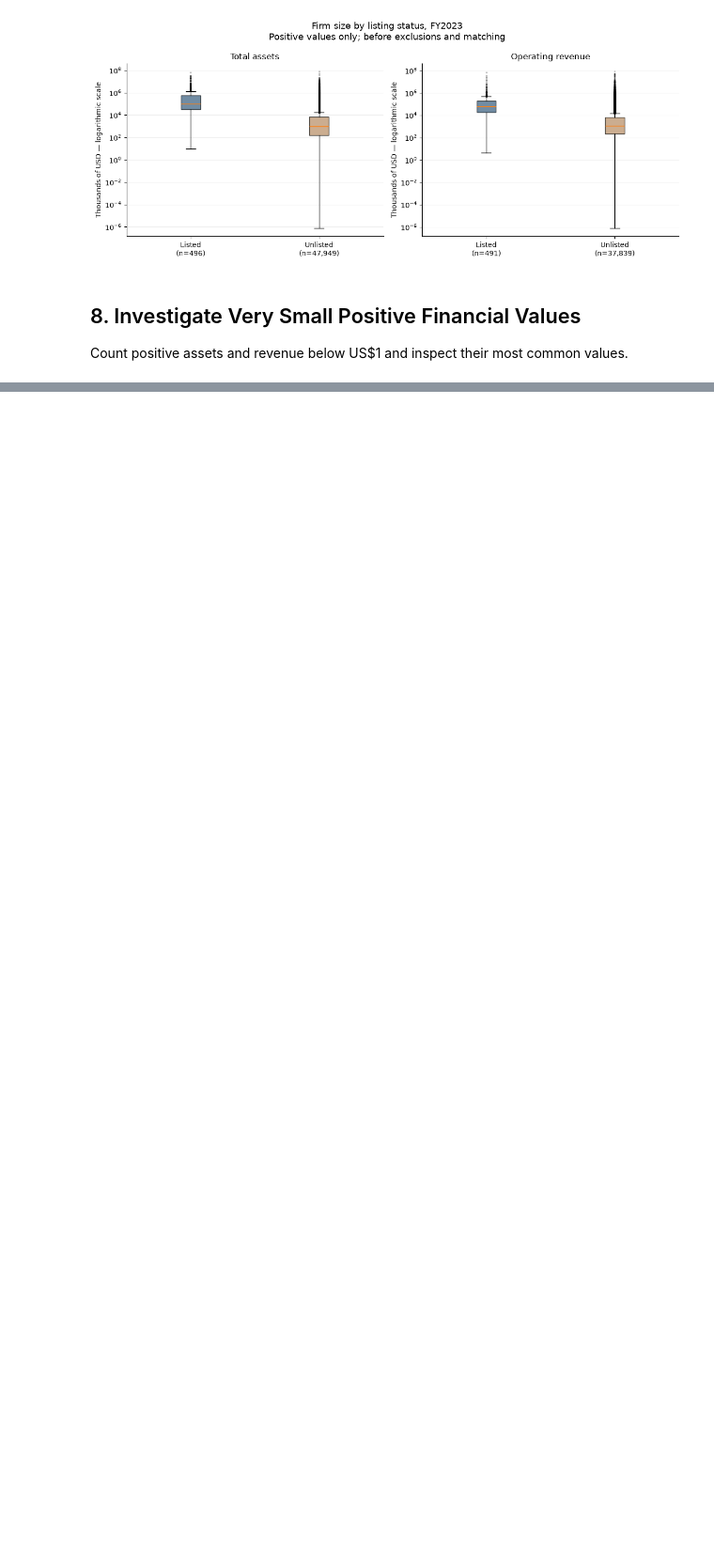
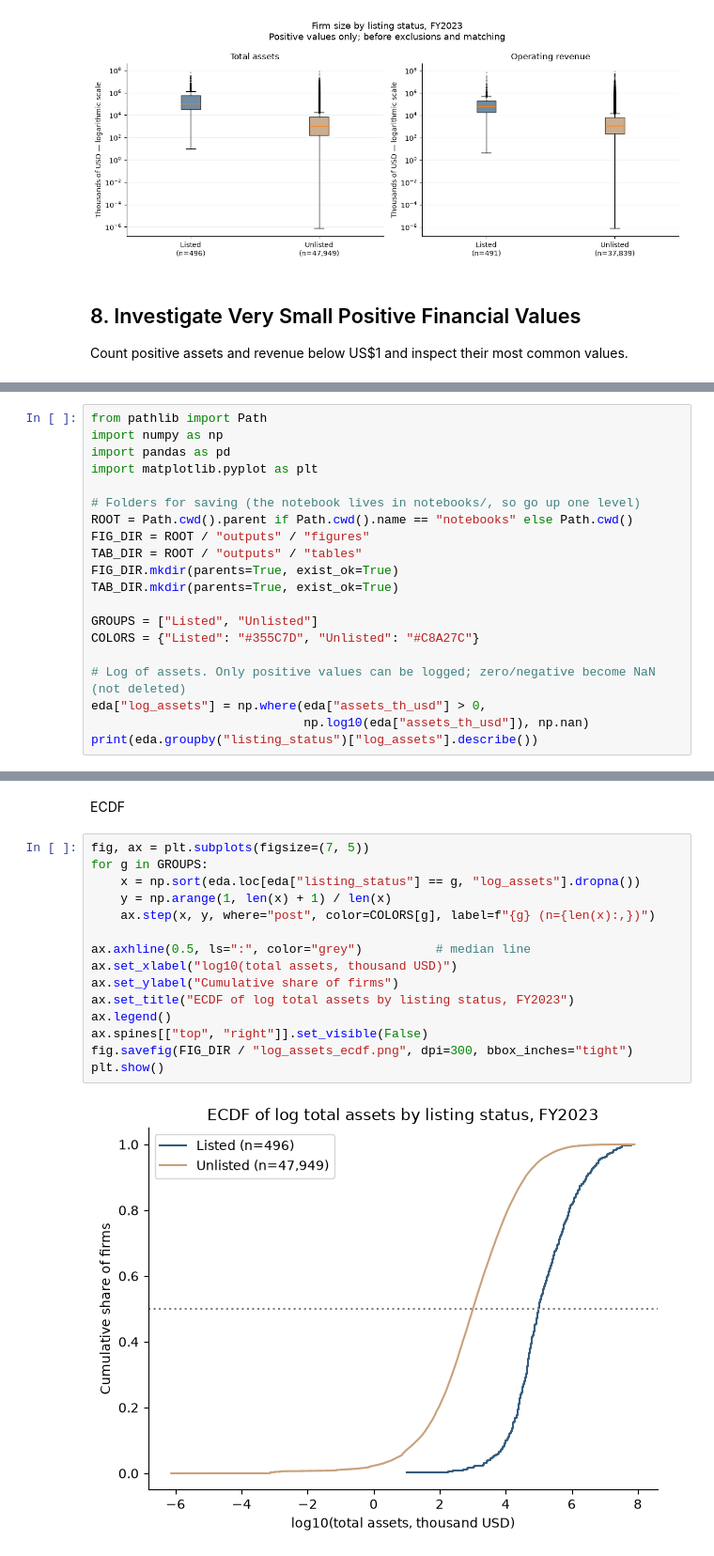
Before and after one commit to mljiang2026-oss/ds607-singapore-firm-size, a Jupyter notebook: notebooks/01_eda.ipynb, the cells around one changed output, grey strips where cells are left out. Shown at 94% size. Saved outputs shown, nothing was run; the diff lists cells and outputs as text; blank space fills up the shorter version.

Commit message:
Add EDA figures, matching and hypothesis tests (Parts 4-6)

```diff
--- a/notebooks/01_eda.ipynb
+++ b/notebooks/01_eda.ipynb
@@ -366,0 +371,20 @@ Name: count, dtype: int64
+# %%
+from pathlib import Path
+import numpy as np
+import pandas as pd
+import matplotlib.pyplot as plt
+
+# Folders for saving (the notebook lives in notebooks/, so go up one level)
+ROOT = Path.cwd().parent if Path.cwd().name == "notebooks" else Path.cwd()
+FIG_DIR = ROOT / "outputs" / "figures"
+TAB_DIR = ROOT / "outputs" / "tables"
+FIG_DIR.mkdir(parents=True, exist_ok=True)
+TAB_DIR.mkdir(parents=True, exist_ok=True)
+
+GROUPS = ["Listed", "Unlisted"]
+COLORS = {"Listed": "#355C7D", "Unlisted": "#C8A27C"}
+
+# Log of assets. Only positive values can be logged; zero/negative become NaN (not deleted)
+eda["log_assets"] = np.where(eda["assets_th_usd"] > 0,
+                             np.log10(eda["assets_th_usd"]), np.nan)
+print(eda.groupby("listing_status")["log_assets"].describe())
@@ -366,0 +401,19 @@ Name: count, dtype: int64
+# %% [markdown]
+ECDF
+# %%
+fig, ax = plt.subplots(figsize=(7, 5))
+for g in GROUPS:
+    x = np.sort(eda.loc[eda["listing_status"] == g, "log_assets"].dropna())
+    y = np.arange(1, len(x) + 1) / len(x)
+    ax.step(x, y, where="post", color=COLORS[g], label=f"{g} (n={len(x):,})")
+
+ax.axhline(0.5, ls=":", color="grey")          # median line
+ax.set_xlabel("log10(total assets, thousand USD)")
+ax.set_ylabel("Cumulative share of firms")
+ax.set_title("ECDF of log total assets by listing status, FY2023")
+ax.legend()
+ax.spines[["top", "right"]].set_visible(False)
+fig.savefig(FIG_DIR / "log_assets_ecdf.png", dpi=300, bbox_inches="tight")
+plt.show()
+# %% [output]
+[figure, added]
```
Also changed, not shown: parts of 38 cells of this notebook, 8 other files.
